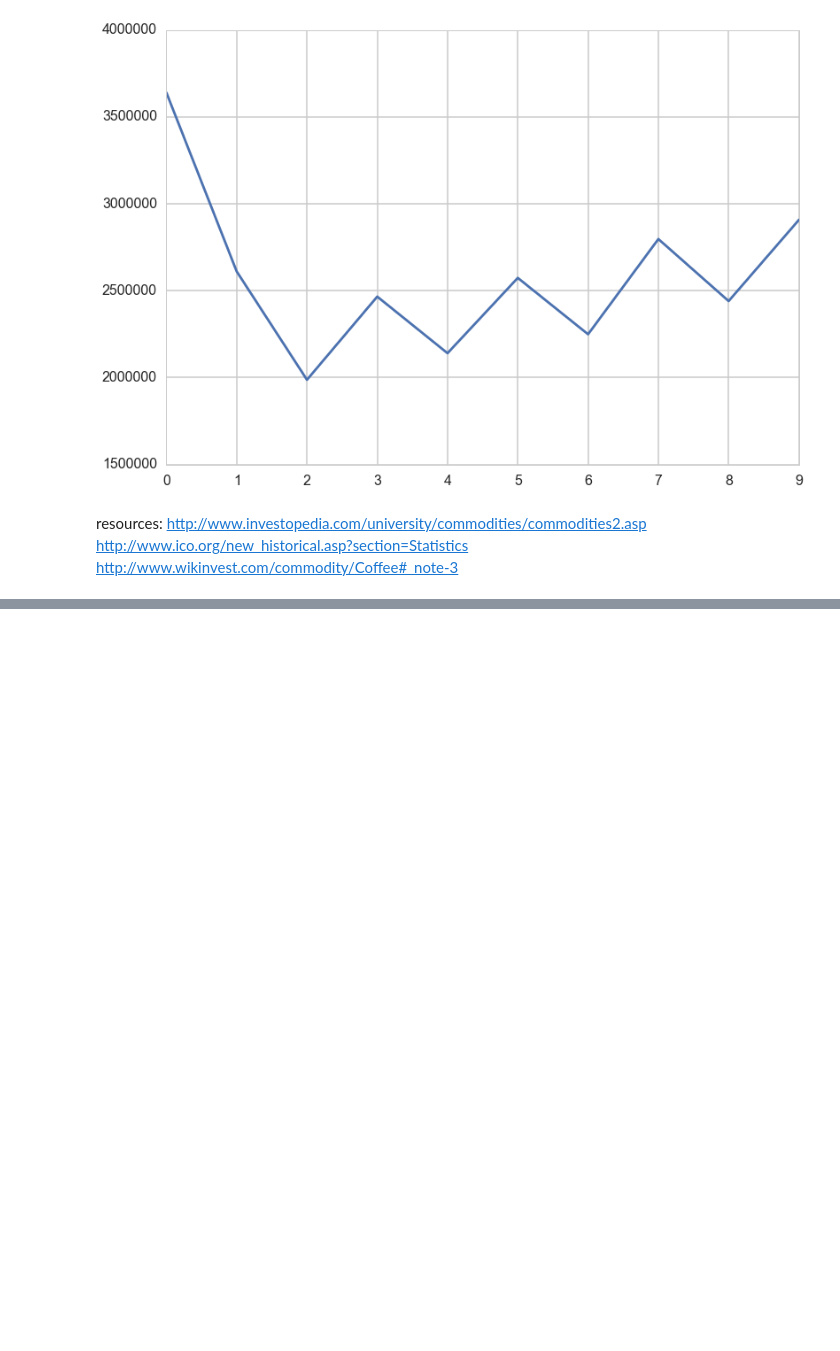
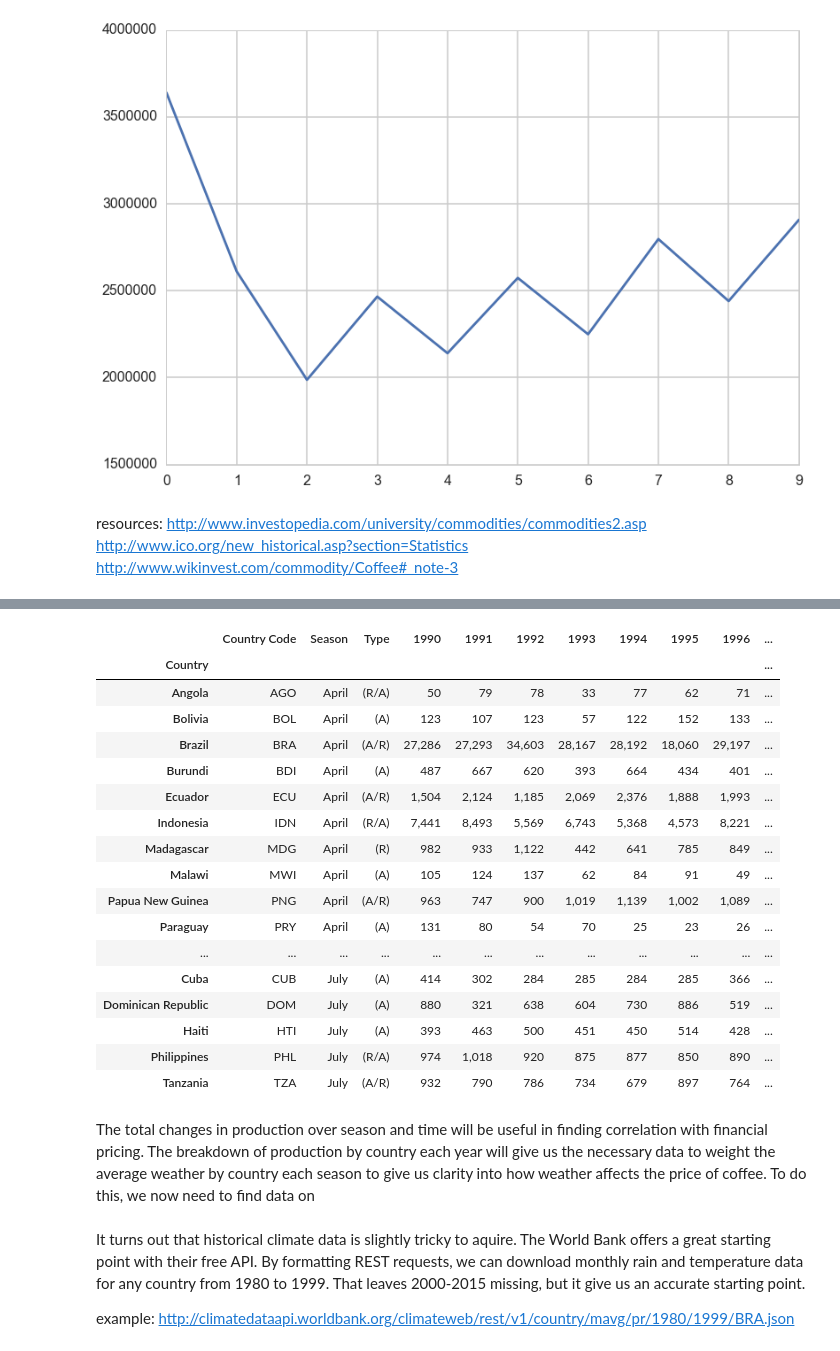
Before and after one commit to janezchen/coffee, a Jupyter notebook: coffee_weather.ipynb, the cells around one changed output, grey strips where cells are left out. Saved outputs shown, nothing was run; the diff lists cells and outputs as text; code cells hidden in the pictures; blank space fills up the shorter version.

Commit message:
Found and cleaned production and weather data

```diff
--- a/coffee_weather.ipynb
+++ b/coffee_weather.ipynb
@@ -92,0 +97,28 @@ resources:
+# %%
+prod = pd.DataFrame.from_csv("production.csv")
+prod.head(20)
+# %% [output]
+|  | Country Code | Season | Type | 1990 | 1991 | 1992 | 1993 | 1994 | 1995 | 1996 | ... |
+| Country |  |  |  |  |  |  |  |  |  |  | ... |
+| Angola | AGO | April | (R/A) | 50 | 79 | 78 | 33 | 77 | 62 | 71 | ... |
+| Bolivia | BOL | April | (A) | 123 | 107 | 123 | 57 | 122 | 152 | 133 | ... |
+| Brazil | BRA | April | (A/R) | 27,286 | 27,293 | 34,603 | 28,167 | 28,192 | 18,060 | 29,197 | ... |
+| Burundi | BDI | April | (A) | 487 | 667 | 620 | 393 | 664 | 434 | 401 | ... |
+| Ecuador | ECU | April | (A/R) | 1,504 | 2,124 | 1,185 | 2,069 | 2,376 | 1,888 | 1,993 | ... |
+| Indonesia | IDN | April | (R/A) | 7,441 | 8,493 | 5,569 | 6,743 | 5,368 | 4,573 | 8,221 | ... |
+| Madagascar | MDG | April | (R) | 982 | 933 | 1,122 | 442 | 641 | 785 | 849 | ... |
+| Malawi | MWI | April | (A) | 105 | 124 | 137 | 62 | 84 | 91 | 49 | ... |
+| Papua New Guinea | PNG | April | (A/R) | 963 | 747 | 900 | 1,019 | 1,139 | 1,002 | 1,089 | ... |
+| Paraguay | PRY | April | (A) | 131 | 80 | 54 | 70 | 25 | 23 | 26 | ... |
+| ... | ... | ... | ... | ... | ... | ... | ... | ... | ... | ... | ... |
+| Cuba | CUB | July | (A) | 414 | 302 | 284 | 285 | 284 | 285 | 366 | ... |
+| Dominican Republic | DOM | July | (A) | 880 | 321 | 638 | 604 | 730 | 886 | 519 | ... |
+| Haiti | HTI | July | (A) | 393 | 463 | 500 | 451 | 450 | 514 | 428 | ... |
+| Philippines | PHL | July | (R/A) | 974 | 1,018 | 920 | 875 | 877 | 850 | 890 | ... |
+| Tanzania | TZA | July | (A/R) | 932 | 790 | 786 | 734 | 679 | 897 | 764 | ... |
+# %% [markdown]
+The total changes in production over season and time will be useful in finding correlation with financial pricing. The breakdown of production by country each year will give us the necessary data to weight the average weather by country each season to give us clarity into how weather affects the price of coffee. To do this, we now need to find data on
+# %% [markdown]
+It turns out that historical climate data is slightly tricky to aquire. The World Bank offers a great starting point with their free API. By formatting REST requests, we can download monthly rain and temperature data for any country from 1980 to 1999. That leaves 2000-2015 missing, but it give us an accurate starting point.
+
+example: http://climatedataapi.worldbank.org/climateweb/rest/v1/country/mavg/pr/1980/1999/BRA.json
```
Also changed, not shown: parts of 3 cells of this notebook, 3 other files.
